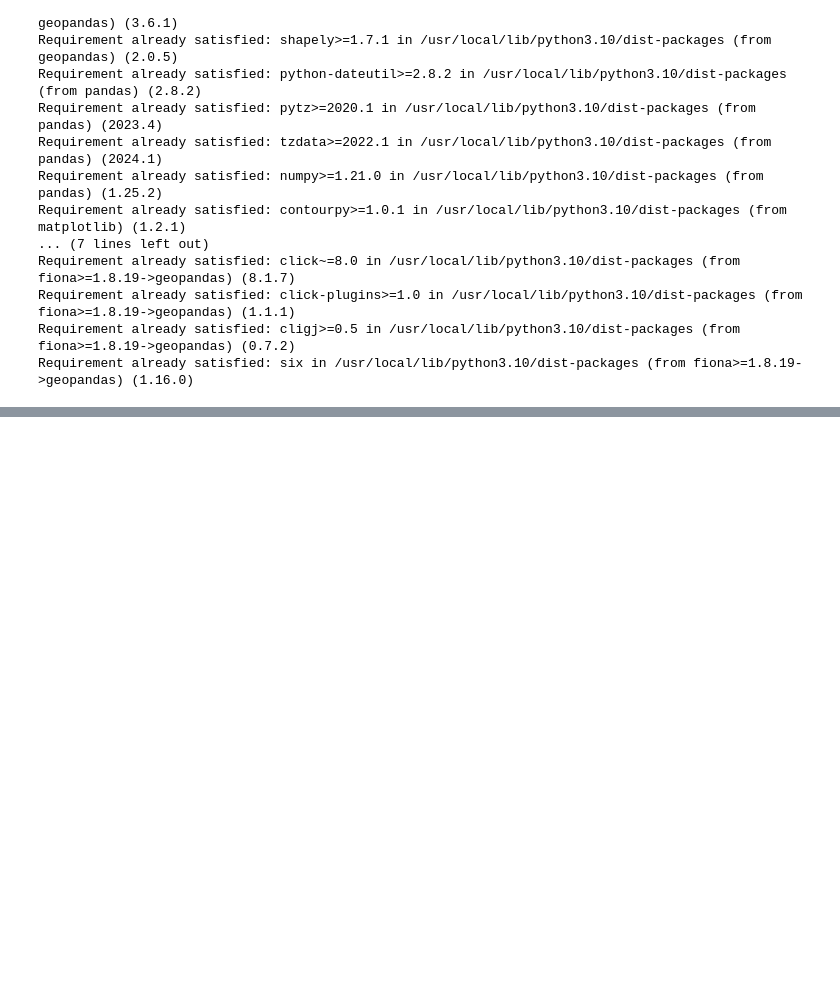
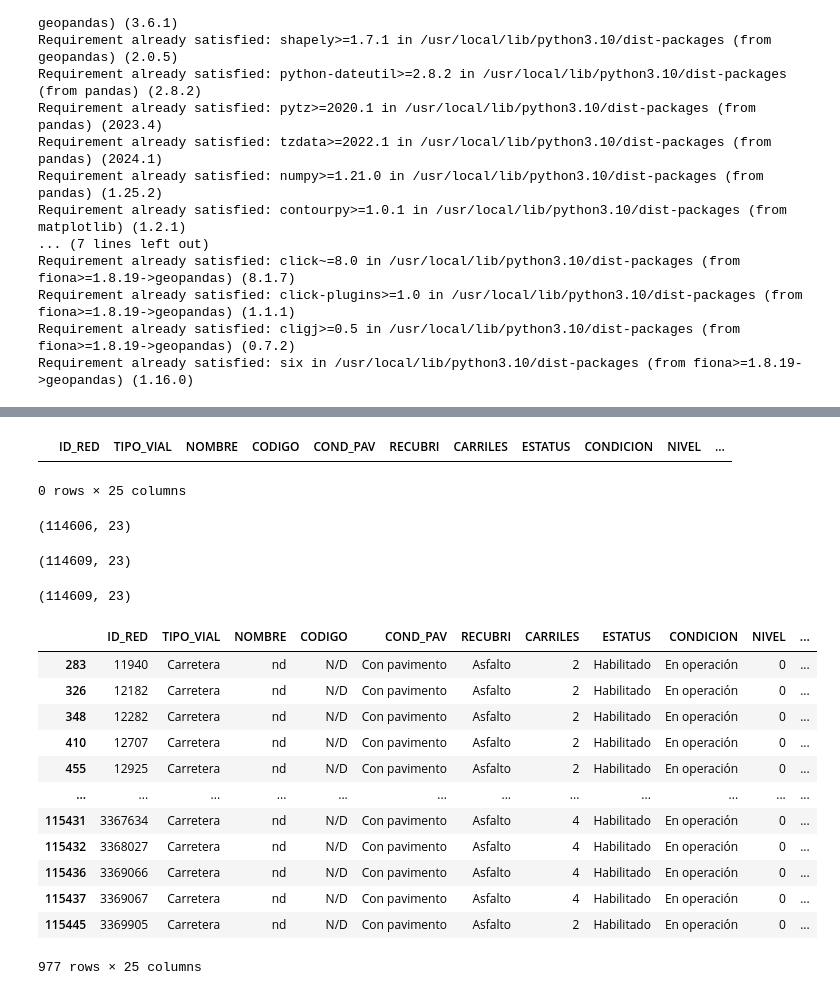
Before and after one commit to JorgeICS/Primeos_Analisis_Geopandas, a Jupyter notebook: filtrado_nodos.ipynb, the cells around one changed output, grey strips where cells are left out. Saved outputs shown, nothing was run; the diff lists cells and outputs as text; code cells hidden in the pictures; blank space fills up the shorter version.

```diff
--- a/filtrado_nodos.ipynb
+++ b/filtrado_nodos.ipynb
@@ -47,0 +94,7 @@ sin_ID.loc[(sin_ID['conex_ini'] == sin_ID['conex_fin']) & (sin_ID['conex_ini'].s
+# %%
+añadir
+# %% [output]
+|  | ID_RED | TIPO_VIAL | NOMBRE | CODIGO | COND_PAV | RECUBRI | CARRILES | ESTATUS | CONDICION | NIVEL | ... |
+0 rows × 25 columns
+# %%
+sin_ID = sin_ID.loc[sin_ID['NOMBRE'].str.len()==2]
@@ -47,0 +105,28 @@ sin_ID.loc[(sin_ID['conex_ini'] == sin_ID['conex_fin']) & (sin_ID['conex_ini'].s
+# %%
+CF_con_ID.shape
+# %% [output]
+(114606, 23)
+# %%
+CF_con_ID.shape
+# %% [output]
+(114609, 23)
+# %%
+CF_con_ID.shape
+# %% [output]
+(114609, 23)
+# %%
+sin_ID
+# %% [output]
+|  | ID_RED | TIPO_VIAL | NOMBRE | CODIGO | COND_PAV | RECUBRI | CARRILES | ESTATUS | CONDICION | NIVEL | ... |
+| 283 | 11940 | Carretera | nd | N/D | Con pavimento | Asfalto | 2 | Habilitado | En operación | 0 | ... |
+| 326 | 12182 | Carretera | nd | N/D | Con pavimento | Asfalto | 2 | Habilitado | En operación | 0 | ... |
+| 348 | 12282 | Carretera | nd | N/D | Con pavimento | Asfalto | 2 | Habilitado | En operación | 0 | ... |
+| 410 | 12707 | Carretera | nd | N/D | Con pavimento | Asfalto | 2 | Habilitado | En operación | 0 | ... |
+| 455 | 12925 | Carretera | nd | N/D | Con pavimento | Asfalto | 2 | Habilitado | En operación | 0 | ... |
+| ... | ... | ... | ... | ... | ... | ... | ... | ... | ... | ... | ... |
+| 115431 | 3367634 | Carretera | nd | N/D | Con pavimento | Asfalto | 4 | Habilitado | En operación | 0 | ... |
+| 115432 | 3368027 | Carretera | nd | N/D | Con pavimento | Asfalto | 4 | Habilitado | En operación | 0 | ... |
+| 115436 | 3369066 | Carretera | nd | N/D | Con pavimento | Asfalto | 4 | Habilitado | En operación | 0 | ... |
+| 115437 | 3369067 | Carretera | nd | N/D | Con pavimento | Asfalto | 4 | Habilitado | En operación | 0 | ... |
+| 115445 | 3369905 | Carretera | nd | N/D | Con pavimento | Asfalto | 2 | Habilitado | En operación | 0 | ... |
+977 rows × 25 columns
```
Also changed, not shown: parts of 20 cells of this notebook.
